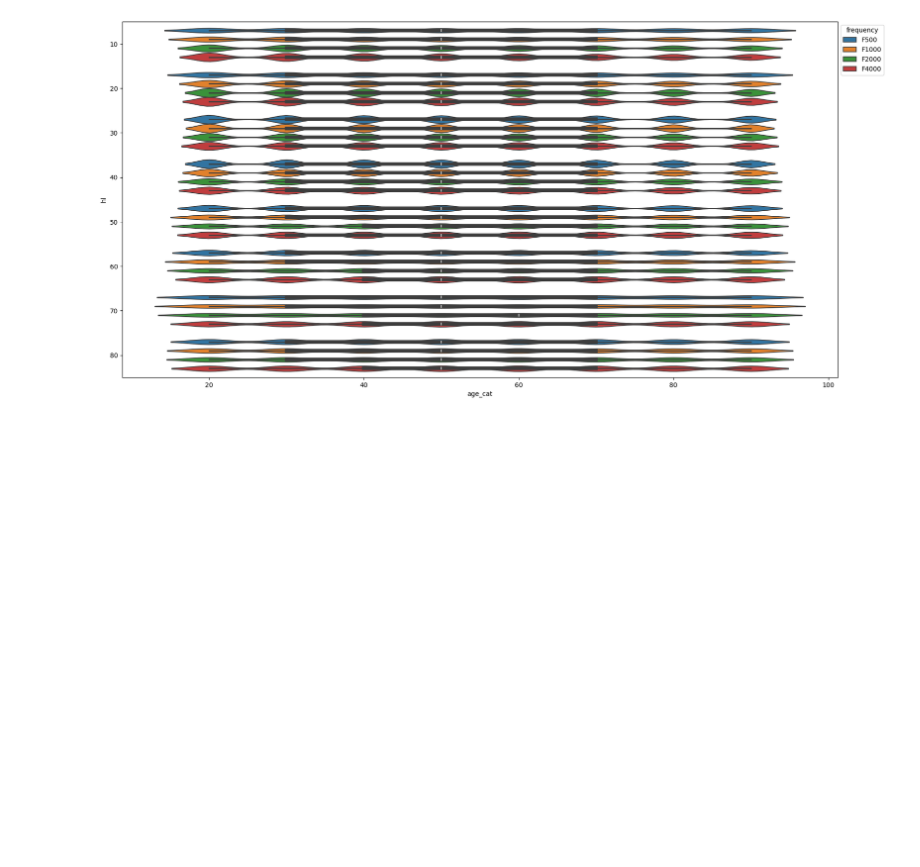
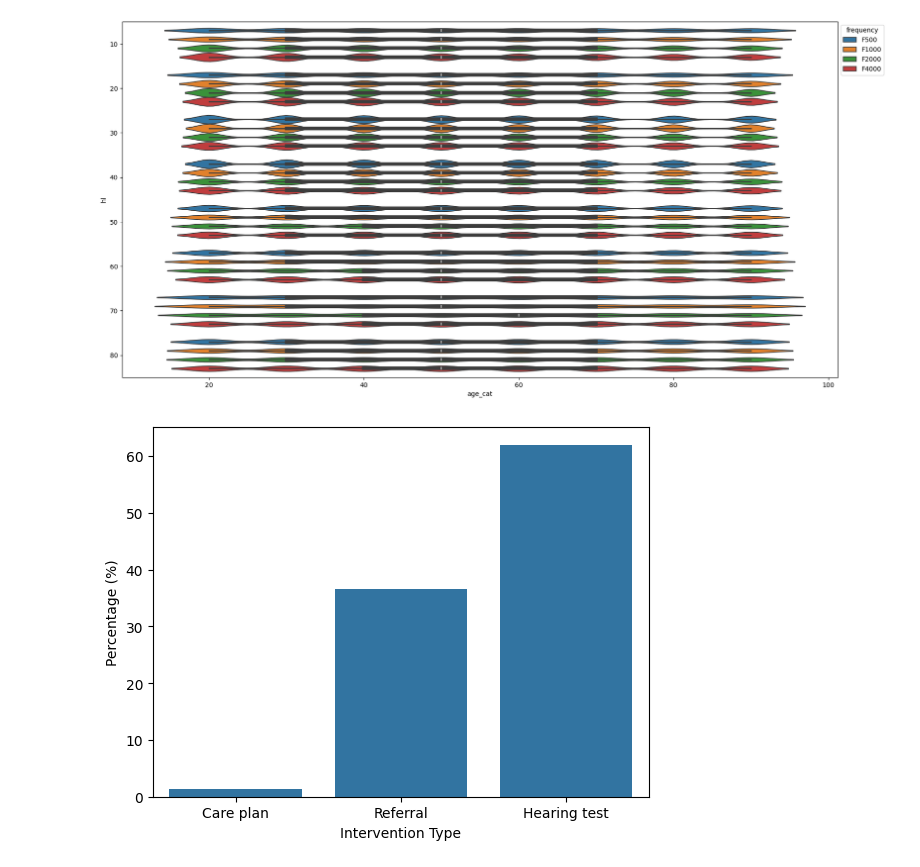
Before and after one commit to marianocabezas/hearing, a Jupyter notebook: warehouse.ipynb, the cells around one changed output. Saved outputs shown, nothing was run; the diff lists cells and outputs as text; code cells hidden in the pictures; blank space fills up the shorter version.

```diff
--- a/warehouse.ipynb
+++ b/warehouse.ipynb
@@ -436,3 +437,21 @@ ax = sn.violinplot(data=au_filtered, x='age_cat', y='hl', hue='frequency', orien
 sn.move_legend(ax, 'upper left', bbox_to_anchor=(1, 1))
 # %% [output]
 [figure]
+# %%
+
+
+df = pd.read_excel(os.path.join(data_dir, 'first_intervention_type.xlsx'))
+
+def create_bar_chart(df, x_label, y_label, title=""):
+    sn.barplot(x=x_label, y=y_label, data=df)
+
+perc_list = [100*num/(df['Total'].sum()) for num in df['Total'].tolist()]
+
+new_df = pd.DataFrame({
+  'Intervention Type': df['Intervention Type'],
+  'Percentage (%)': perc_list
+})
+
+create_bar_chart(new_df, 'Intervention Type', 'Percentage (%)')
+# %% [output]
+[figure, added]
```
Also changed, not shown: parts of 4 cells of this notebook, 21 other files.
